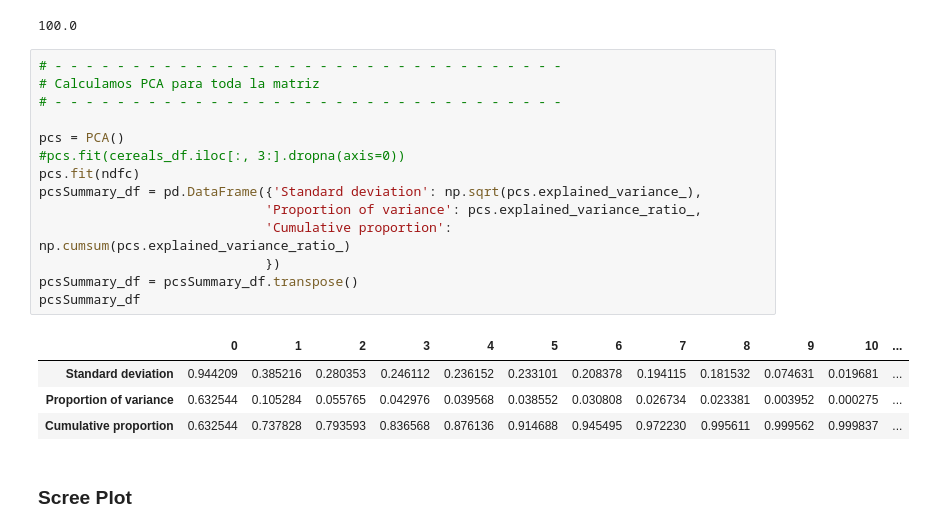
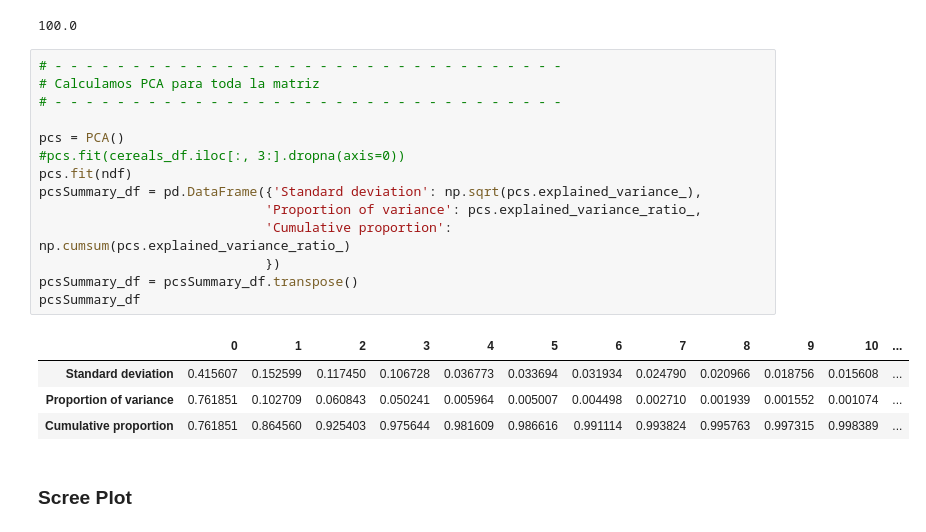
Before and after one commit to PosgradoMNA/actividades-del-projecto-team_59, a Jupyter notebook: Actividad_Sem_04_CD_PCA.ipynb, the cells around one changed output. Drawn from its saved outputs; the diff is of its cells as text.

```diff
--- a/Actividad_Sem_04_CD_PCA.ipynb
+++ b/Actividad_Sem_04_CD_PCA.ipynb
@@ -653,22 +653,22 @@ ndfcs.X12.var() + ndfcs.X13.var()
 # %%
 # - - - - - - - - - - - - - - - - - - - - - - - - - - - - - - - - -
 # Calculamos PCA para toda la matriz
 # - - - - - - - - - - - - - - - - - - - - - - - - - - - - - - - - -
 
 pcs = PCA()
 #pcs.fit(cereals_df.iloc[:, 3:].dropna(axis=0))
-pcs.fit(ndfc)
+pcs.fit(ndf)
 pcsSummary_df = pd.DataFrame({'Standard deviation': np.sqrt(pcs.explained_variance_),
                              'Proportion of variance': pcs.explained_variance_ratio_,
                              'Cumulative proportion': np.cumsum(pcs.explained_variance_ratio_)
                              })
 pcsSummary_df = pcsSummary_df.transpose()
 pcsSummary_df
 # %% [output]
 |  | 0 | 1 | 2 | 3 | 4 | 5 | 6 | 7 | 8 | 9 | 10 | ... |
-| Standard deviation | 0.944209 | 0.385216 | 0.280353 | 0.246112 | 0.236152 | 0.233101 | 0.208378 | 0.194115 | 0.181532 | 0.074631 | 0.019681 | ... |
-| Proportion of variance | 0.632544 | 0.105284 | 0.055765 | 0.042976 | 0.039568 | 0.038552 | 0.030808 | 0.026734 | 0.023381 | 0.003952 | 0.000275 | ... |
-| Cumulative proportion | 0.632544 | 0.737828 | 0.793593 | 0.836568 | 0.876136 | 0.914688 | 0.945495 | 0.972230 | 0.995611 | 0.999562 | 0.999837 | ... |
+| Standard deviation | 0.415607 | 0.152599 | 0.117450 | 0.106728 | 0.036773 | 0.033694 | 0.031934 | 0.024790 | 0.020966 | 0.018756 | 0.015608 | ... |
+| Proportion of variance | 0.761851 | 0.102709 | 0.060843 | 0.050241 | 0.005964 | 0.005007 | 0.004498 | 0.002710 | 0.001939 | 0.001552 | 0.001074 | ... |
+| Cumulative proportion | 0.761851 | 0.864560 | 0.925403 | 0.975644 | 0.981609 | 0.986616 | 0.991114 | 0.993824 | 0.995763 | 0.997315 | 0.998389 | ... |
 # %% [markdown]
 ### Scree Plot
 # %%
```
Also changed, not shown: parts of 25 cells of this notebook.
